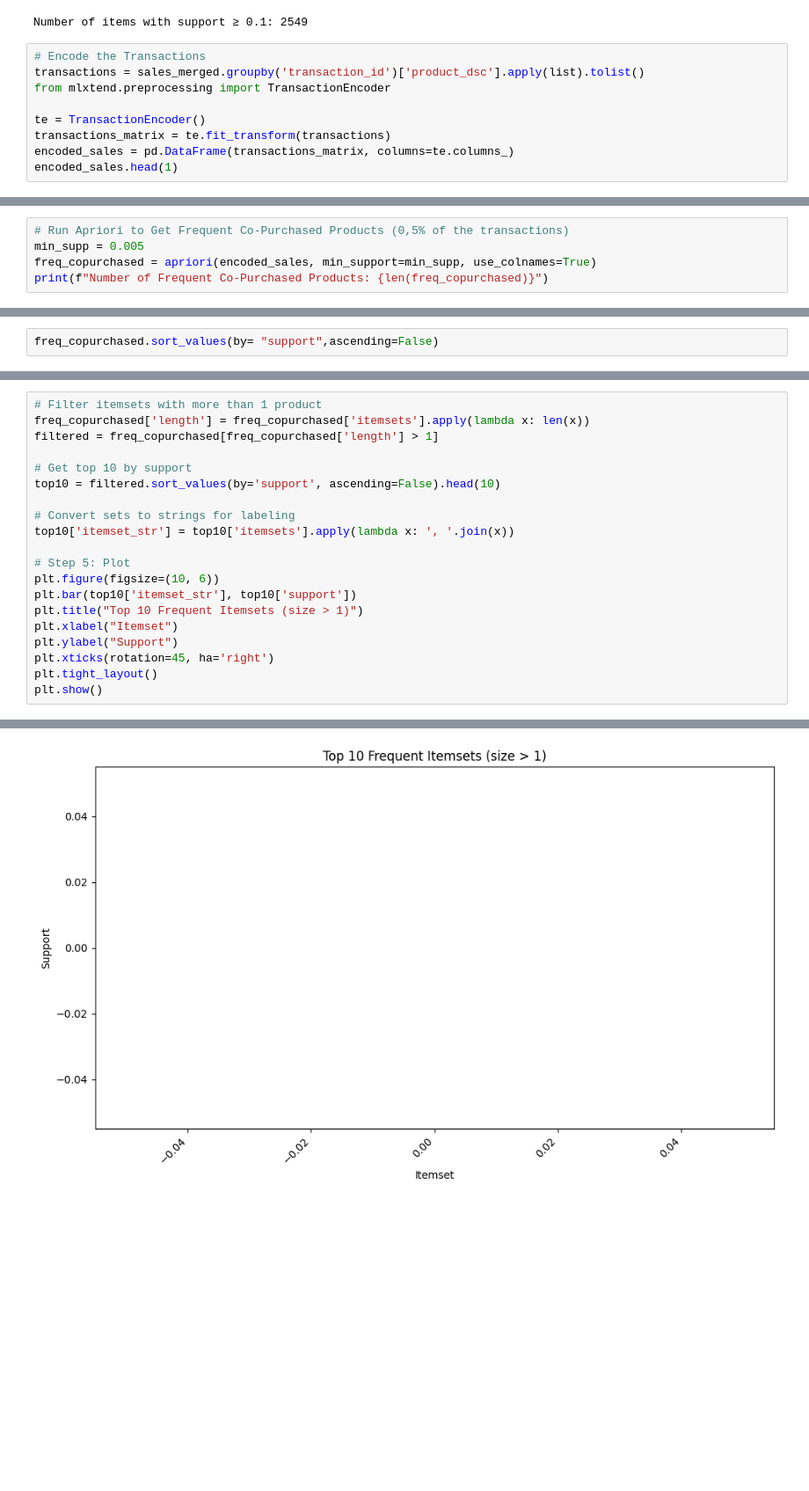
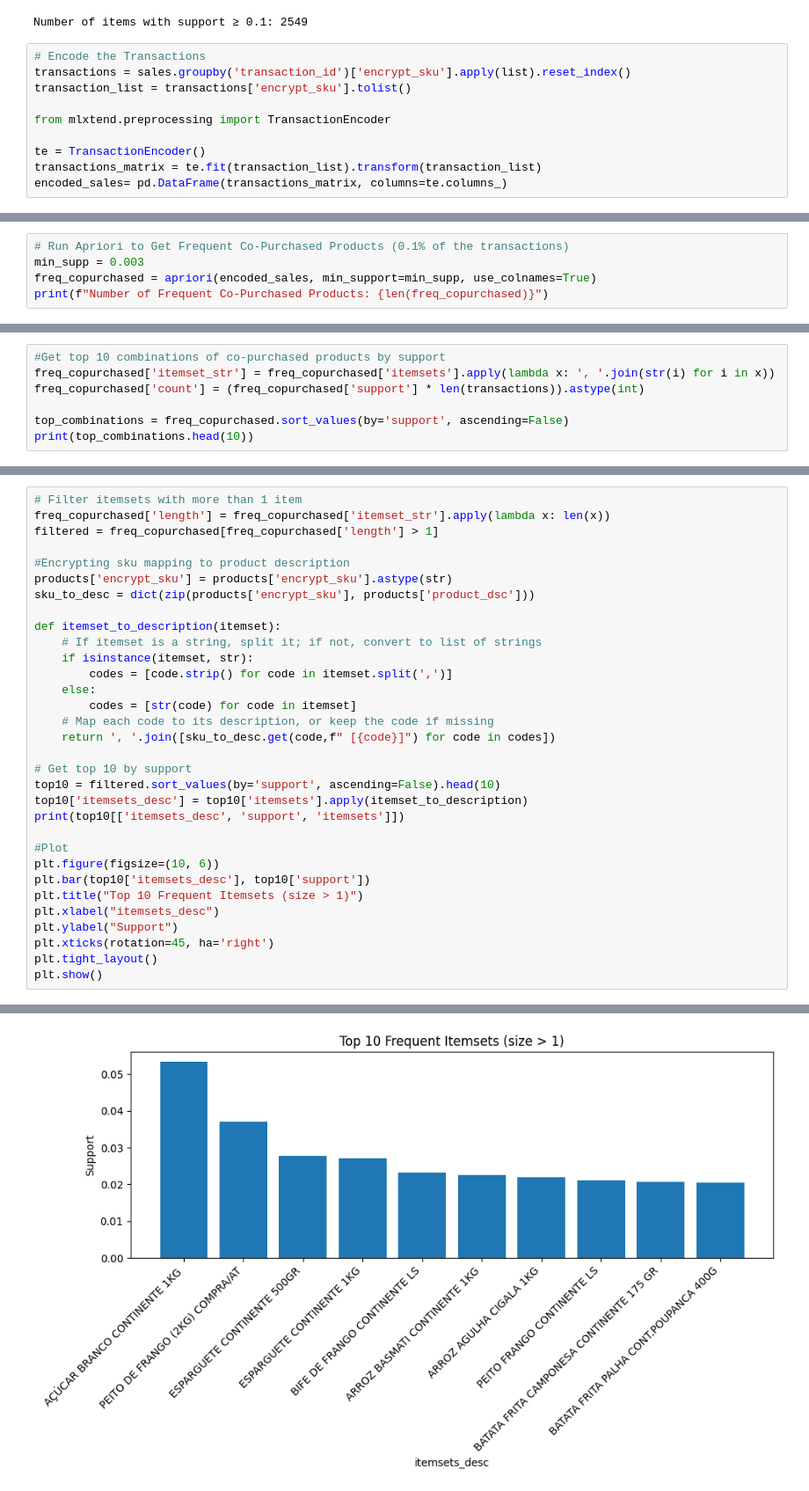
Before and after one commit to tatiana-madureira/VS-CODE, a Jupyter notebook: DescrAnalytics_Project.ipynb, the cells around one changed output, grey strips where cells are left out. Shown: that part at 88% size. Saved outputs shown, nothing was run; the diff lists cells and outputs as text; blank space fills up the shorter version.

```diff
--- a/DescrAnalytics_Project.ipynb
+++ b/DescrAnalytics_Project.ipynb
@@ -110,10 +103,11 @@ print(f"Number of items with support ≥ 0.1: {len(products_transaction_frequenc
 Number of items with support ≥ 0.1: 2549
 # %%
 # Encode the Transactions
-transactions = sales_merged.groupby('transaction_id')['product_dsc'].apply(list).tolist()
+transactions = sales.groupby('transaction_id')['encrypt_sku'].apply(list).reset_index()
+transaction_list = transactions['encrypt_sku'].tolist()
+
 from mlxtend.preprocessing import TransactionEncoder
 
 te = TransactionEncoder()
-transactions_matrix = te.fit_transform(transactions)
-encoded_sales = pd.DataFrame(transactions_matrix, columns=te.columns_)
-encoded_sales.head(1)
+transactions_matrix = te.fit(transaction_list).transform(transaction_list)
+encoded_sales= pd.DataFrame(transactions_matrix, columns=te.columns_)
@@ -124,6 +114,6 @@ encoded_sales.head(1)
 # %%
-# Run Apriori to Get Frequent Co-Purchased Products (0,5% of the transactions)
-min_supp = 0.005
+# Run Apriori to Get Frequent Co-Purchased Products (0.1% of the transactions)
+min_supp = 0.003
 freq_copurchased = apriori(encoded_sales, min_support=min_supp, use_colnames=True)
 print(f"Number of Frequent Co-Purchased Products: {len(freq_copurchased)}")
 # %% [output]
@@ -131,3 +145,8 @@ Number of Frequent Co-Purchased Products: 106
 # %%
-freq_copurchased.sort_values(by= "support",ascending=False)
+#Get top 10 combinations of co-purchased products by support
+freq_copurchased['itemset_str'] = freq_copurchased['itemsets'].apply(lambda x: ', '.join(str(i) for i in x))
+freq_copurchased['count'] = (freq_copurchased['support'] * len(transactions)).astype(int)
+
+top_combinations = freq_copurchased.sort_values(by='support', ascending=False)
+print(top_combinations.head(10))
 # %% [output]
@@ -147,19 +164,31 @@ freq_copurchased.sort_values(by= "support",ascending=False)
 # %%
-# Filter itemsets with more than 1 product
-freq_copurchased['length'] = freq_copurchased['itemsets'].apply(lambda x: len(x))
+# Filter itemsets with more than 1 item
+freq_copurchased['length'] = freq_copurchased['itemset_str'].apply(lambda x: len(x))
 filtered = freq_copurchased[freq_copurchased['length'] > 1]
+
+#Encrypting sku mapping to product description
+products['encrypt_sku'] = products['encrypt_sku'].astype(str)
+sku_to_desc = dict(zip(products['encrypt_sku'], products['product_dsc']))
+
+def itemset_to_description(itemset):
+    # If itemset is a string, split it; if not, convert to list of strings
+    if isinstance(itemset, str):
+        codes = [code.strip() for code in itemset.split(',')]
+    else:
+        codes = [str(code) for code in itemset]
+    # Map each code to its description, or keep the code if missing
+    return ', '.join([sku_to_desc.get(code,f" [{code}]") for code in codes])
 
 # Get top 10 by support
 top10 = filtered.sort_values(by='support', ascending=False).head(10)
+top10['itemsets_desc'] = top10['itemsets'].apply(itemset_to_description)
+print(top10[['itemsets_desc', 'support', 'itemsets']])
 
-# Convert sets to strings for labeling
-top10['itemset_str'] = top10['itemsets'].apply(lambda x: ', '.join(x))
-
-# Step 5: Plot
+#Plot
 plt.figure(figsize=(10, 6))
-plt.bar(top10['itemset_str'], top10['support'])
+plt.bar(top10['itemsets_desc'], top10['support'])
 plt.title("Top 10 Frequent Itemsets (size > 1)")
-plt.xlabel("Itemset")
+plt.xlabel("itemsets_desc")
 plt.ylabel("Support")
 plt.xticks(rotation=45, ha='right')
 plt.tight_layout()
@@ -168,2 +208,2 @@ plt.show()
-[figure, old version]
+[figure, new version]
 # %%
```
Also changed, not shown: parts of 10 cells of this notebook.
